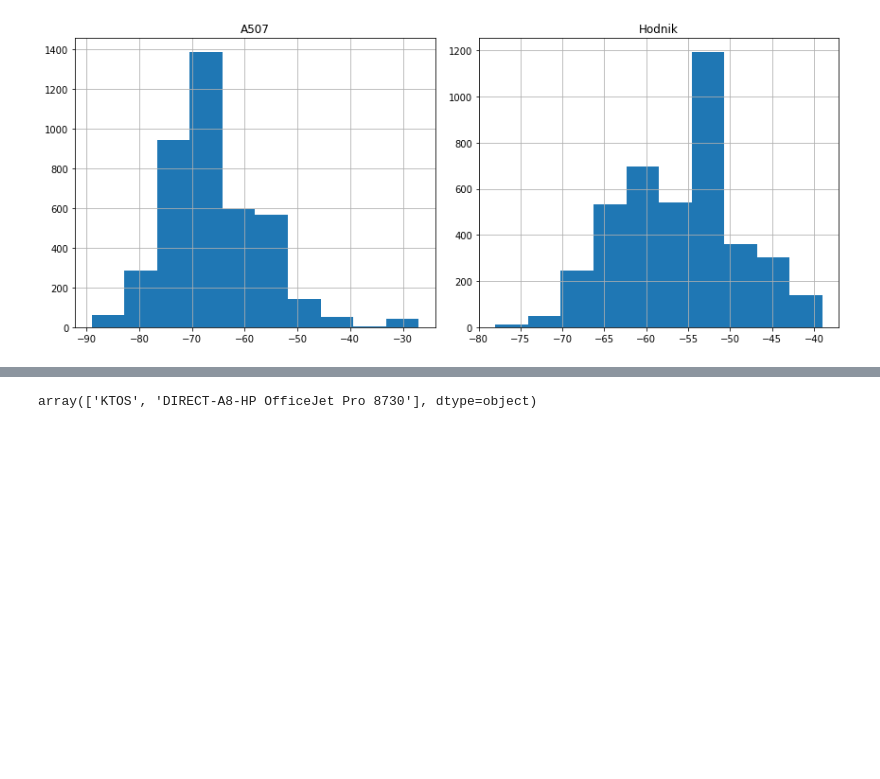
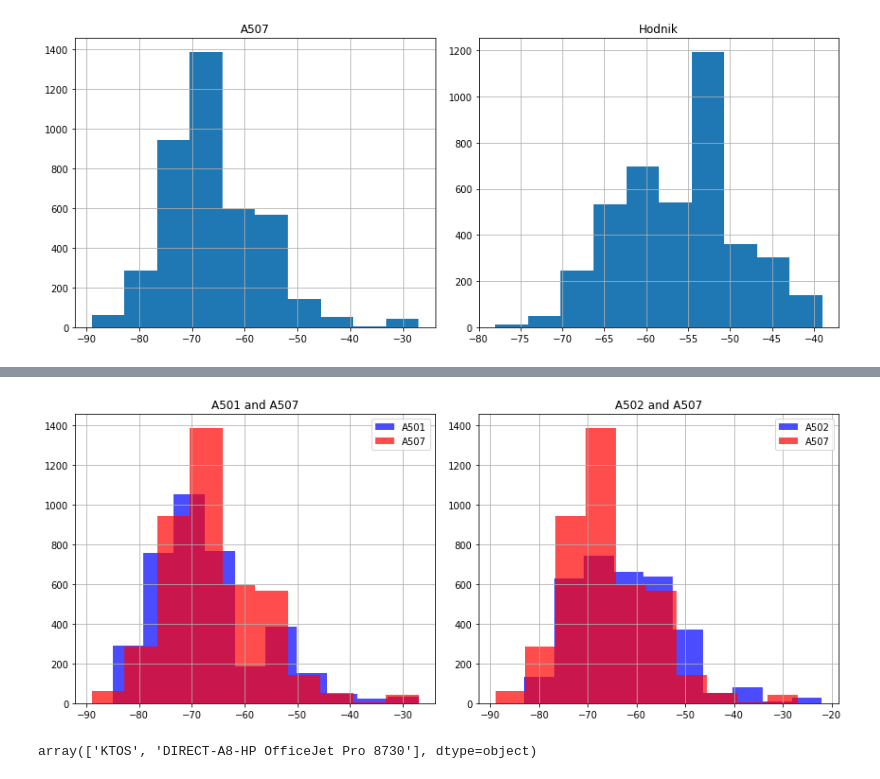
Before and after one commit to TomislavZupanovic/Wifi-Localization, a Jupyter notebook: notebook/data_analysis.ipynb, the cells around one changed output, grey strips where cells are left out. Saved outputs shown, nothing was run; the diff lists cells and outputs as text; code cells hidden in the pictures; blank space fills up the shorter version.

```diff
--- a/notebook/data_analysis.ipynb
+++ b/notebook/data_analysis.ipynb
@@ -53,3 +71,7 @@ grouped_histogram(a507,hall)
+# %%
+grouped_histogram(a501, a507, a502, a507)
+# %% [output]
+[figure, added]
 # %%
 a507.loc[a507.rssi > -40].ap_id.unique()
 # %% [output]
```
Also changed, not shown: parts of 8 cells of this notebook.
